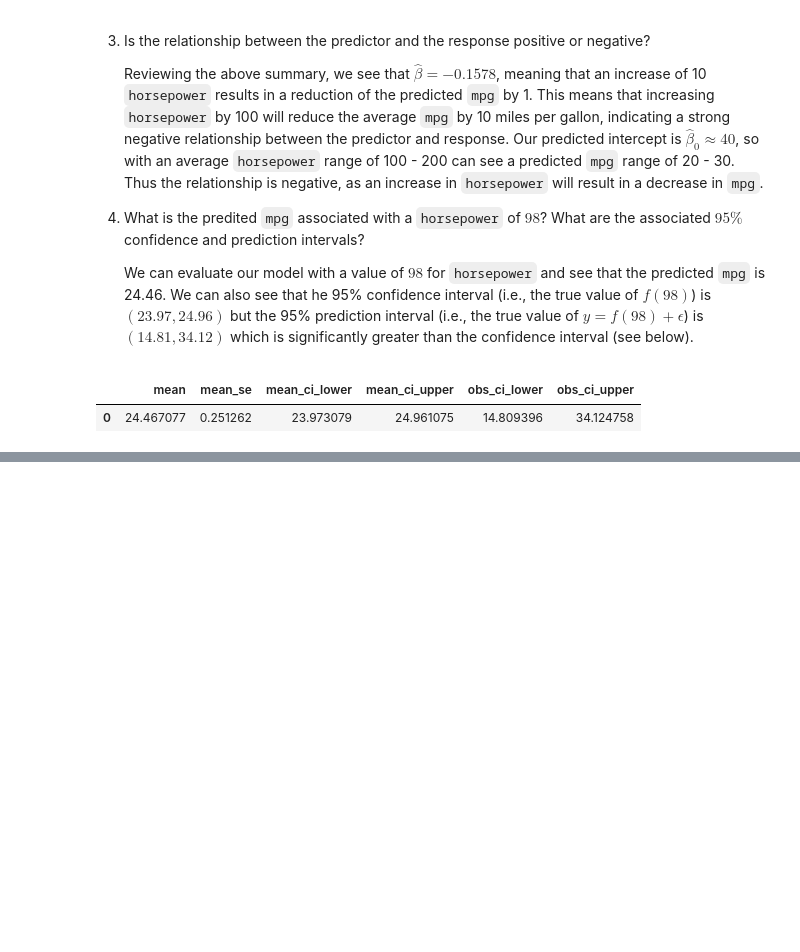
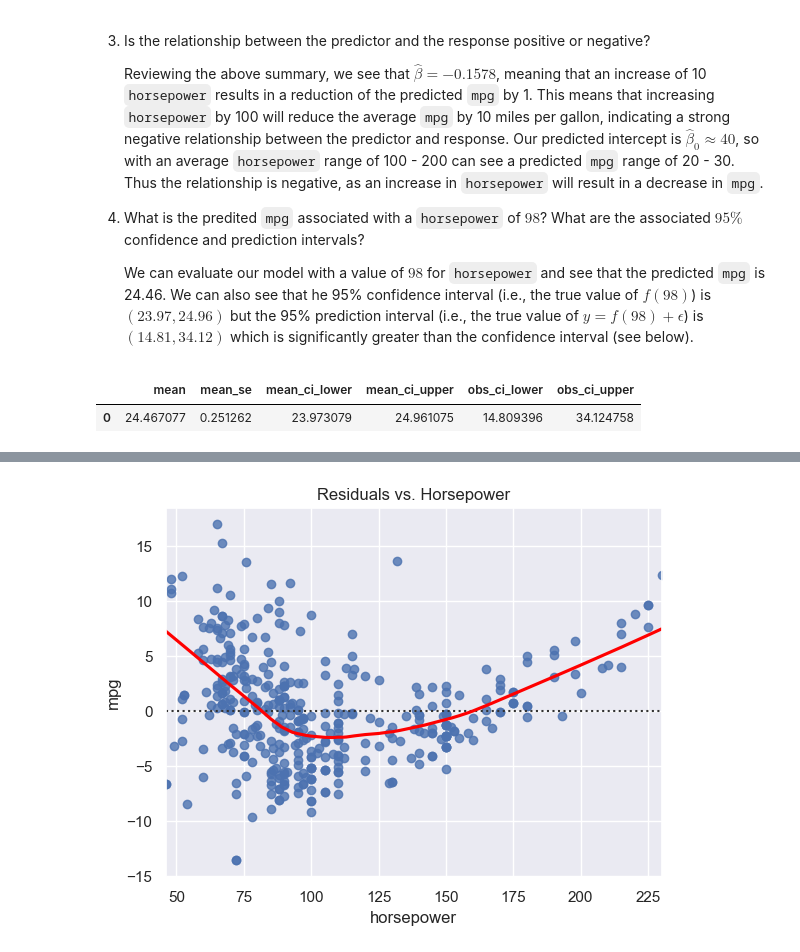
Before and after one commit to justingroves/ISLP, a Jupyter notebook: Jupyter Labs/Chapter 3 Linear Regression/3.7 Exercises.ipynb, the cells around one changed output, grey strips where cells are left out. Cells and saved outputs as stored; diff of their text form; code cells hidden in the pictures; blank space fills up the shorter version.

```diff
--- a/Jupyter Labs/Chapter 3 Linear Regression/3.7 Exercises.ipynb
+++ b/Jupyter Labs/Chapter 3 Linear Regression/3.7 Exercises.ipynb
@@ -354,0 +410,23 @@ display(results.get_prediction(new_X).summary_frame(alpha=0.05))
+# %%
+import seaborn as sns
+
+# Create a model of the residuals vs fitted values
+residuals = results.resid
+fitted = results.fittedvalues
+resid_model = sm.OLS(residuals, sm.add_constant(fitted))
+resid_results = resid_model.fit()
+
+# Plot the residual values and LOWESS line
+sns.set_theme()
+sns.residplot(
+    data=Auto,
+    x='horsepower',
+    y='mpg',
+    lowess=True,
+    line_kws={'color': 'red'}
+)
+
+plt.title('Residuals vs. Horsepower')
+plt.show()
+# %% [output]
+[figure, added]
```
Also changed, not shown: parts of 10 cells of this notebook.
